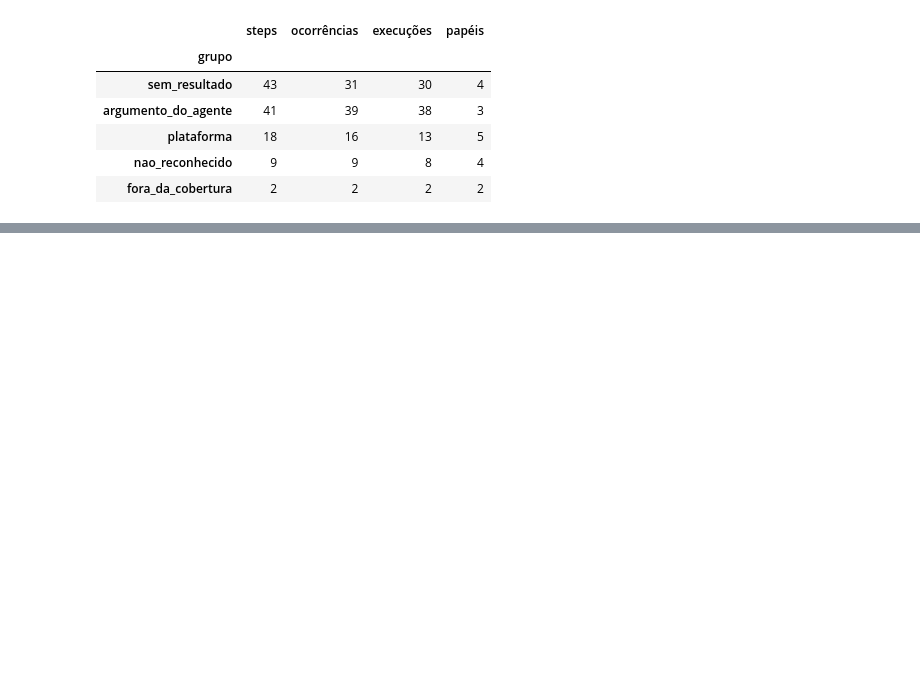
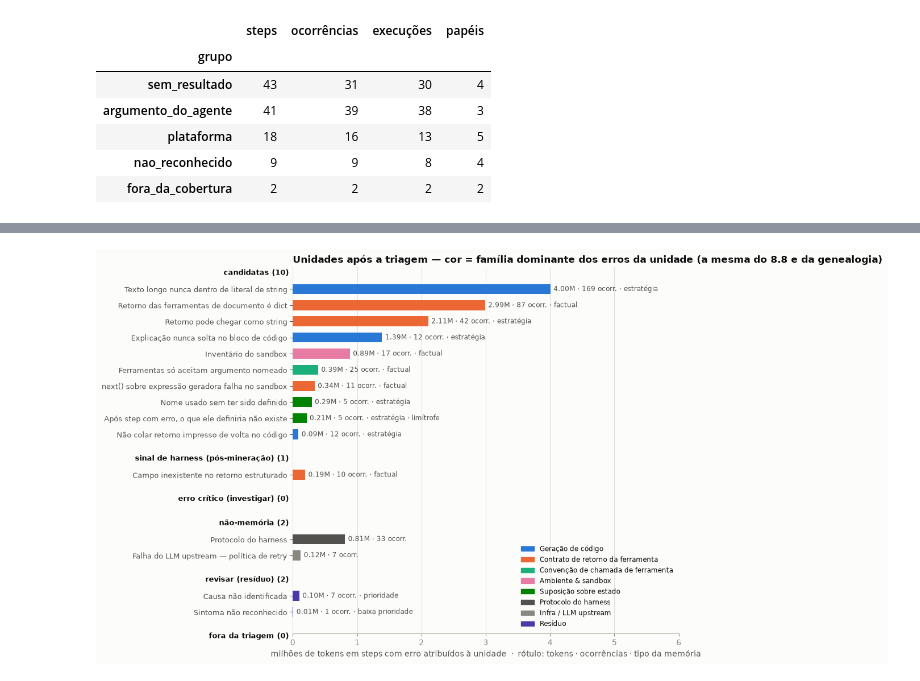
Before and after one commit to rc-ventura/memory_layer_ai_agents, a Jupyter notebook: analysis/2026-09-trace-law-flow/pipeline/consolidacao_unidades.ipynb, the cells around one changed output, grey strips where cells are left out. Cells and saved outputs as stored; diff of their text form; code cells hidden in the pictures; blank space fills up the shorter version.

```diff
--- a/analysis/2026-09-trace-law-flow/pipeline/consolidacao_unidades.ipynb
+++ b/analysis/2026-09-trace-law-flow/pipeline/consolidacao_unidades.ipynb
@@ -110,6 +133,6 @@ Duas conferências: (a) sem as silenciosas, a `triagem()` daqui é a da esteira
 células que mudam. Esperado na base 1: só a `U_repr_colado` (ocorrências e execuções 6 → 12); na base 2: 18 → 104.
 # %%
-TV = triagem(B.EU)
+TV = triagem(EU)
 cols = [c for c in TV.columns]
 a = TV.set_index("unidade")[cols[1:]]
 b = TC.set_index("unidade")[cols[1:]].reindex(a.index)
@@ -173,0 +198,47 @@ sozinho.
+# %%
+# 14.6 (era o 9.3 da esteira) · Gráfico — uma barra por unidade, agrupada pela decisão da triagem (as seções). Cor = a língua comum dos erros
+# (COR_ERRO): a família dominante dos erros da unidade, a mesma do 8.8 e da genealogia. O tipo da memória (Hu et al.
+# 2025, §4 — factual × estratégia) vai escrito no rótulo.
+from matplotlib.patches import Patch
+cat_uni = (EU.assign(cat=[categoria_do_erro(f, u) for f, u in zip(EU["familia"], EU["unidade"])])
+             .groupby("unidade")["cat"].agg(lambda s: s.value_counts().index[0]))
+TIPO_CURTO = {FACT: "factual", ESTR: "estratégia"}
+GRUPO = {"candidato": "candidatas", SINAL_HARNESS: "sinal de harness (pós-mineração)",
+         INVESTIGAR_CRITICO: "erro crítico (investigar)", "não-memória": "não-memória",
+         REVISAR_PRIORIDADE: "revisar (resíduo)", REVISAR_BAIXA: "revisar (resíduo)",
+         "fora: sem recorrência": "fora da triagem"}
+T = TC   # a triagem consolidada (§14.2)
+xmax = T["tokens"].max() / 1e6
+
+fig, ax = plt.subplots(figsize=(10.5, 7.4))
+pos, yticks, ylabels = 0.0, [], []
+for grupo in ["candidatas", "sinal de harness (pós-mineração)", "erro crítico (investigar)", "não-memória",
+              "revisar (resíduo)", "fora da triagem"]:
+    sub = T[T["decisão"].map(GRUPO) == grupo].sort_values("tokens", ascending=False)
+    ax.text(-0.01, pos, f"{grupo} ({len(sub)})", transform=ax.get_yaxis_transform(),
+            ha="right", va="center", fontsize=9, fontweight="bold", color=INK)
+    pos += 1
+    for r in sub.to_dict("records"):
+        ax.barh(pos, r["tokens"] / 1e6, color=cor(COR_ERRO, cat_uni[r["unidade"]]), height=0.62)
+        nota = f" · {TIPO_CURTO[r['tipo']]}" if r["tipo"] in TIPO_CURTO else ""
+        if r["nome"] in limitrofes:
+            nota += " · limítrofe"
+        elif grupo in ("fora da triagem", "revisar (resíduo)"):
+            nota += " · " + r["decisão"].replace("fora: ", "").replace("revisar — ", "")
+        ax.text(r["tokens"] / 1e6 + xmax * 0.012, pos, f"{r['tokens'] / 1e6:.2f}M · {r['ocorrências']} ocorr.{nota}",
+                va="center", color=INK2, fontsize=8.5)
+        yticks.append(pos); ylabels.append(r["nome"])
+        pos += 1
+    pos += 0.5
+
+ax.set_yticks(yticks, ylabels, fontsize=9)
+ax.invert_yaxis()
+style_ax(ax)
+ax.set_xlim(0, xmax * 1.5)
+ax.set_title("Unidades após a triagem — cor = família dominante dos erros da unidade (a mesma do 8.8 e da genealogia)")
+ax.set_xlabel("milhões de tokens em steps com erro atribuídos à unidade  ·  rótulo: tokens · ocorrências · tipo da memória")
+ax.legend(handles=[Patch(color=cor(COR_ERRO, c), label=c) for c in COR_ERRO if c in set(cat_uni[T["unidade"]])],
+          loc="lower right", fontsize=8.5, frameon=False)
+plt.tight_layout(); plt.show()
+# %% [output]
+[figure, added]
```
Also changed, not shown: parts of 13 cells of this notebook, 12 other files.
